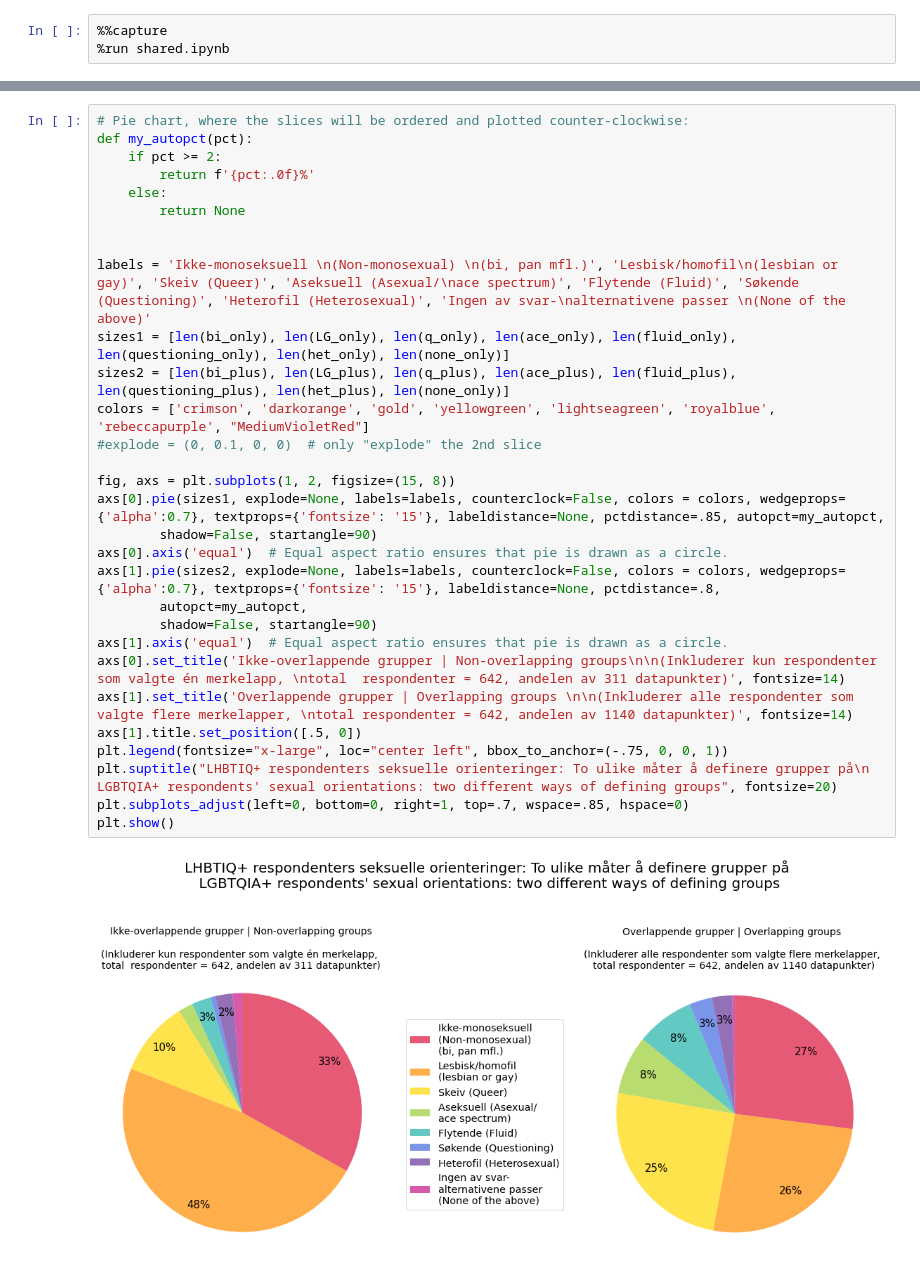
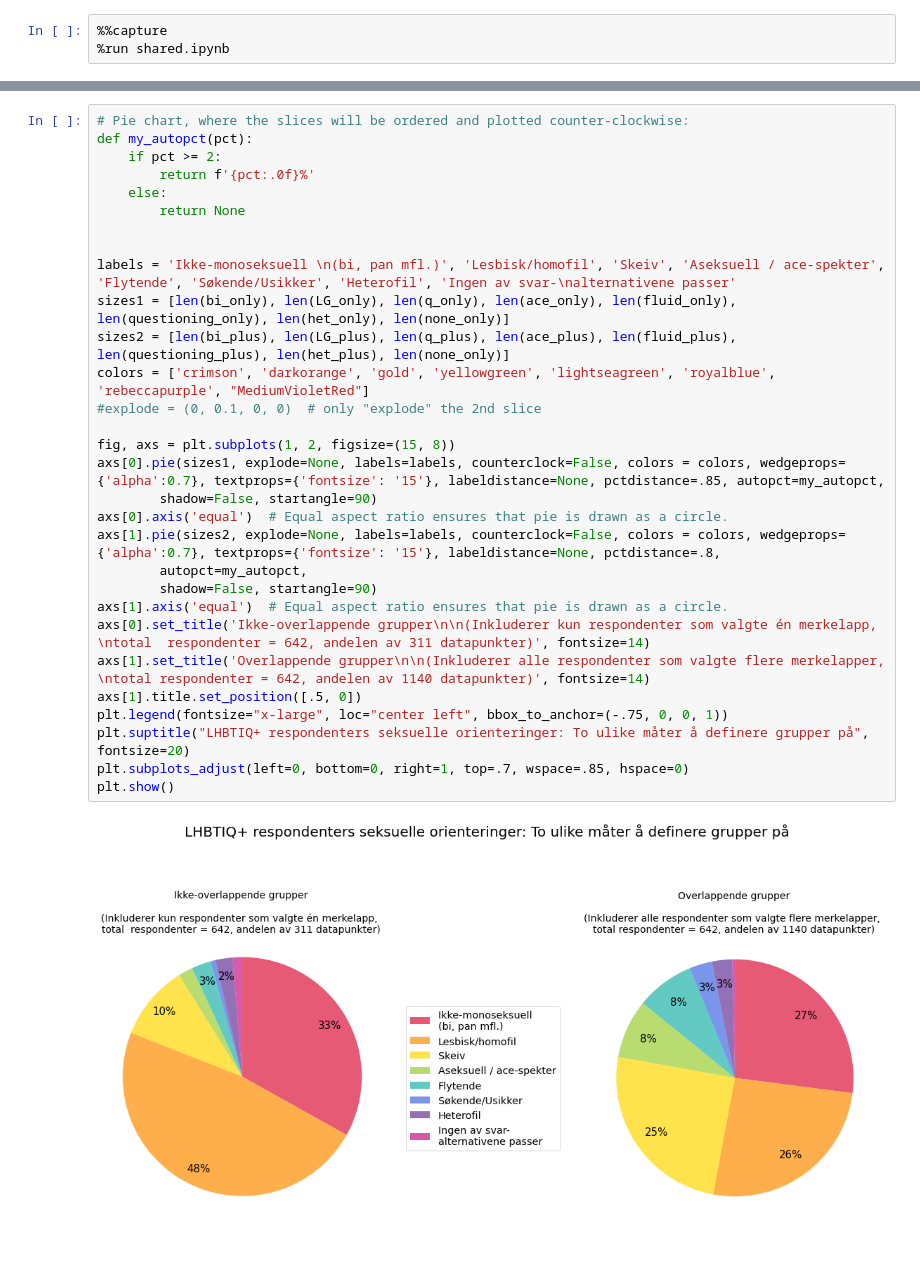
Before and after one commit to kiradelmar/Bibliotek-for-alle, a Jupyter notebook: Widgets.ipynb, the cells around one changed output, grey strips where cells are left out. Cells and saved outputs as stored; diff of their text form.

```diff
--- a/Widgets.ipynb
+++ b/Widgets.ipynb
@@ -20,34 +15,34 @@ Når jeg skulle gruppere undersøkelsens respondenter etter orientering, hadde j
 # %%
 # Pie chart, where the slices will be ordered and plotted counter-clockwise:
 def my_autopct(pct):
     if pct >= 2:
         return f'{pct:.0f}%'
     else:
         return None
 
 
-labels = 'Ikke-monoseksuell \n(Non-monosexual) \n(bi, pan mfl.)', 'Lesbisk/homofil\n(lesbian or gay)', 'Skeiv (Queer)', 'Aseksuell (Asexual/\nace spectrum)', 'Flytende (Fluid)', 'Søkende (Questioning)', 'Heterofil (Heterosexual)', 'Ingen av svar-\nalternativene passer \n(None of the above)'
+labels = 'Ikke-monoseksuell \n(bi, pan mfl.)', 'Lesbisk/homofil', 'Skeiv', 'Aseksuell / ace-spekter', 'Flytende', 'Søkende/Usikker', 'Heterofil', 'Ingen av svar-\nalternativene passer'
 sizes1 = [len(bi_only), len(LG_only), len(q_only), len(ace_only), len(fluid_only), len(questioning_only), len(het_only), len(none_only)]
 sizes2 = [len(bi_plus), len(LG_plus), len(q_plus), len(ace_plus), len(fluid_plus), len(questioning_plus), len(het_plus), len(none_only)]
 colors = ['crimson', 'darkorange', 'gold', 'yellowgreen', 'lightseagreen', 'royalblue', 'rebeccapurple', "MediumVioletRed"]
 #explode = (0, 0.1, 0, 0)  # only "explode" the 2nd slice
 
 fig, axs = plt.subplots(1, 2, figsize=(15, 8))
 axs[0].pie(sizes1, explode=None, labels=labels, counterclock=False, colors = colors, wedgeprops={'alpha':0.7}, textprops={'fontsize': '15'}, labeldistance=None, pctdistance=.85, autopct=my_autopct,
         shadow=False, startangle=90)
 axs[0].axis('equal')  # Equal aspect ratio ensures that pie is drawn as a circle.
 axs[1].pie(sizes2, explode=None, labels=labels, counterclock=False, colors = colors, wedgeprops={'alpha':0.7}, textprops={'fontsize': '15'}, labeldistance=None, pctdistance=.8,
         autopct=my_autopct,
         shadow=False, startangle=90)
 axs[1].axis('equal')  # Equal aspect ratio ensures that pie is drawn as a circle.
-axs[0].set_title('Ikke-overlappende grupper | Non-overlapping groups\n\n(Inkluderer kun respondenter som valgte én merkelapp, \ntotal  respondenter = 642, andelen av 311 datapunkter)', fontsize=14)
-axs[1].set_title('Overlappende grupper | Overlapping groups \n\n(Inkluderer alle respondenter som valgte flere merkelapper, \ntotal respondenter = 642, andelen av 1140 datapunkter)', fontsize=14)
+axs[0].set_title('Ikke-overlappende grupper\n\n(Inkluderer kun respondenter som valgte én merkelapp, \ntotal  respondenter = 642, andelen av 311 datapunkter)', fontsize=14)
+axs[1].set_title('Overlappende grupper\n\n(Inkluderer alle respondenter som valgte flere merkelapper, \ntotal respondenter = 642, andelen av 1140 datapunkter)', fontsize=14)
 axs[1].title.set_position([.5, 0])
 plt.legend(fontsize="x-large", loc="center left", bbox_to_anchor=(-.75, 0, 0, 1))
-plt.suptitle("LHBTIQ+ respondenters seksuelle orienteringer: To ulike måter å definere grupper på\n LGBTQIA+ respondents' sexual orientations: two different ways of defining groups", fontsize=20)
+plt.suptitle("LHBTIQ+ respondenters seksuelle orienteringer: To ulike måter å definere grupper på", fontsize=20)
 plt.subplots_adjust(left=0, bottom=0, right=1, top=.7, wspace=.85, hspace=0)
 plt.show()
 # %% [output]
-[figure, old version]
+[figure, new version]
 # %% [markdown]
 De fleste skeive respondenter (ca 57%) valgte mer enn én merkelapp for å beskreve orienteringen sin. Dette gjør at statiske figurer som sirkeldiagrammene vist over gir et falskt bilde som ikke gjenspeiler dataenes kompleksitet.
```
Also changed, not shown: parts of 7 cells of this notebook.
